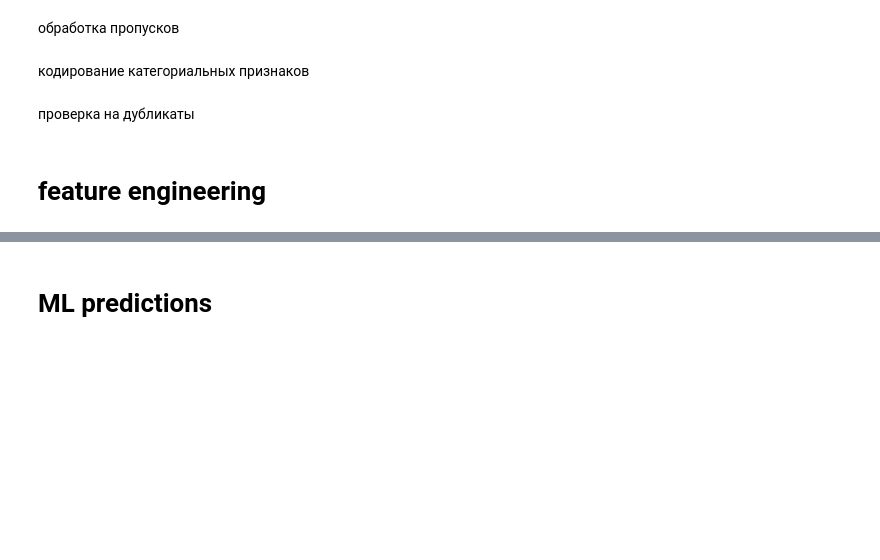
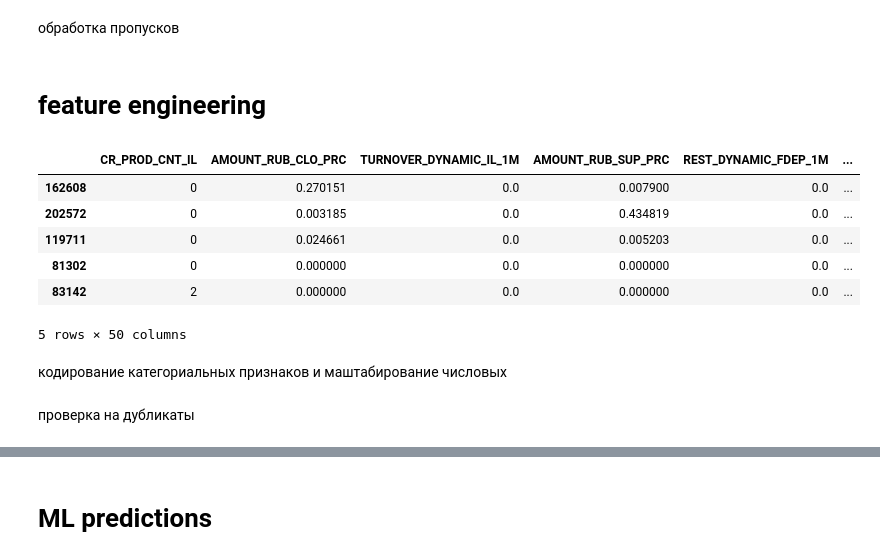
Before and after one commit to ArtemGusenkov/projects, a Jupyter notebook: customer-churn-prediction/notebooks/main.ipynb, the cells around one changed output, grey strips where cells are left out. Saved outputs shown, nothing was run; the diff lists cells and outputs as text; code cells hidden in the pictures; blank space fills up the shorter version.

```diff
--- a/customer-churn-prediction/notebooks/main.ipynb
+++ b/customer-churn-prediction/notebooks/main.ipynb
@@ -27,7 +39,42 @@ df = pd.read_csv(r'../datasets/train.csv')
 # предобработка данных
 # %% [markdown]
 удаление колонки с индексами
+# %%
+df = pd.read_csv(r'../datasets/train.csv')
+y = df['TARGET']
+df = df.drop(columns=['TARGET', 'ID'])
 # %% [markdown]
 обработка пропусков
+# %%
+def drop_nan_cols(df, alpha=0.5):
+    '''
+    дропает колонки в которых доля пропущенных значений > alpha
+    '''
+    alpha_count = df.shape[0] * alpha
+    cols = df.isna().sum()[df.isna().sum() > alpha_count].index
+    cols = list(cols)
+    dfc = df.drop(columns=cols)
+    return dfc
+# %%
+a = drop_nan_cols(df)
+n_cols = a.shape[1]
+# a.isna().sum()
+# %%
+X_train, X_test, y_train, y_test = train_test_split(a, y, stratify=y, test_size=0.2, random_state=1)
+# %% [markdown]
+# feature engineering
+# %%
+X_train = feature_engineering(X_train)
+X_test = feature_engineering(X_test)
+X_train.head()
+# %% [output]
+|  | CR_PROD_CNT_IL | AMOUNT_RUB_CLO_PRC | TURNOVER_DYNAMIC_IL_1M | AMOUNT_RUB_SUP_PRC | REST_DYNAMIC_FDEP_1M | ... |
+| 162608 | 0 | 0.270151 | 0.0 | 0.007900 | 0.0 | ... |
+| 202572 | 0 | 0.003185 | 0.0 | 0.434819 | 0.0 | ... |
+| 119711 | 0 | 0.024661 | 0.0 | 0.005203 | 0.0 | ... |
+| 81302 | 0 | 0.000000 | 0.0 | 0.000000 | 0.0 | ... |
+| 83142 | 2 | 0.000000 | 0.0 | 0.000000 | 0.0 | ... |
+5 rows × 50 columns
 # %% [markdown]
 кодирование категориальных признаков
+и маштабирование числовых
@@ -34,4 +106,2 @@ df = pd.read_csv(r'../datasets/train.csv')
 # %% [markdown]
 проверка на дубликаты
-# %% [markdown]
-# feature engineering
```
Also changed, not shown: parts of 13 cells of this notebook, 2 other files.
